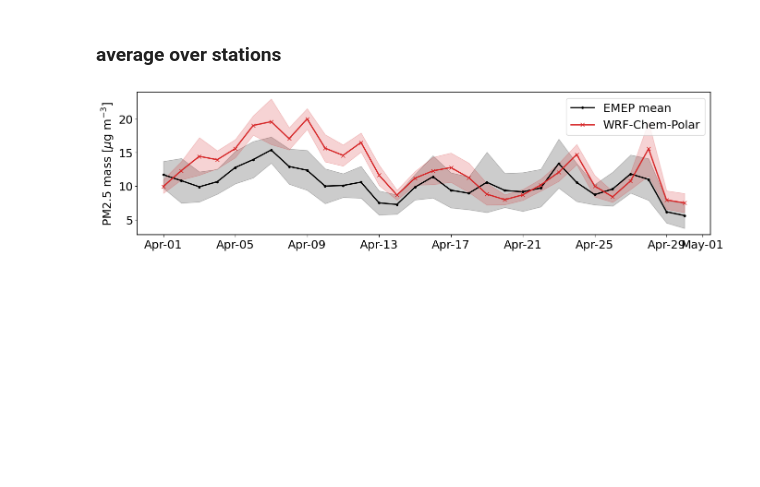
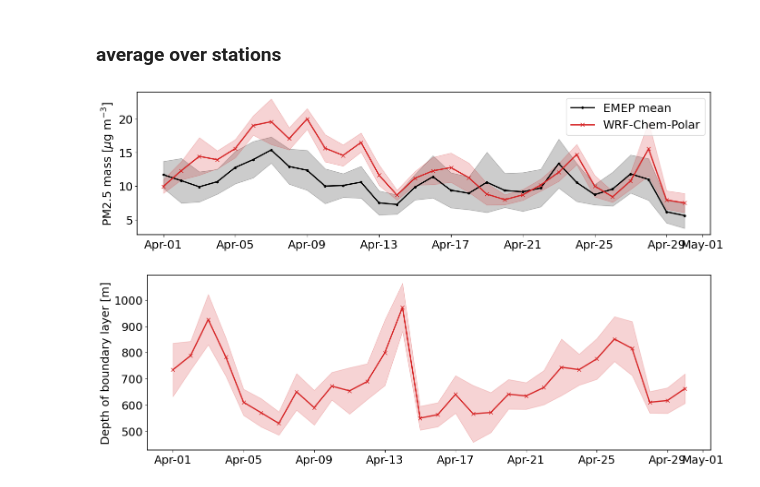
Before and after one commit to ruthprice/mosaic-wai-wrf-chem, a Jupyter notebook: notebooks/figure-3-emep-pm.ipynb, the cells around one changed output. Cells and saved outputs as stored; diff of their text form; code cells hidden in the pictures; blank space fills up the shorter version.

```diff
--- a/notebooks/figure-3-emep-pm.ipynb
+++ b/notebooks/figure-3-emep-pm.ipynb
@@ -147,2 +150,23 @@ plt.savefig("figures/figure3.png", bbox_inches="tight")
 # %% [output]
 [figure]
+# %%
+fig = plt.figure(figsize=(16,5))
+plt.plot(
+    wrfout_emep_mean.Time,
+    wrfout_emep_mean.PBLH,
+    color="tab:red",
+    label="WRF-Chem-Polar",
+    marker="x"
+)
+plt.fill_between(
+    wrfout_emep_mean.Time,
+    wrfout_emep_lower.PBLH,
+    wrfout_emep_upper.PBLH,
+    color="tab:red",
+    alpha=0.2
+)
+fig.gca().xaxis.set_major_formatter(mdates.DateFormatter("%b-%d"))
+plt.ylabel("Depth of boundary layer [m]")
+plt.savefig("../figures/figure3_pblh.png", bbox_inches="tight")
+# %% [output]
+[figure, added]
```
Also changed, not shown: parts of 4 cells of this notebook, 4 other files.
